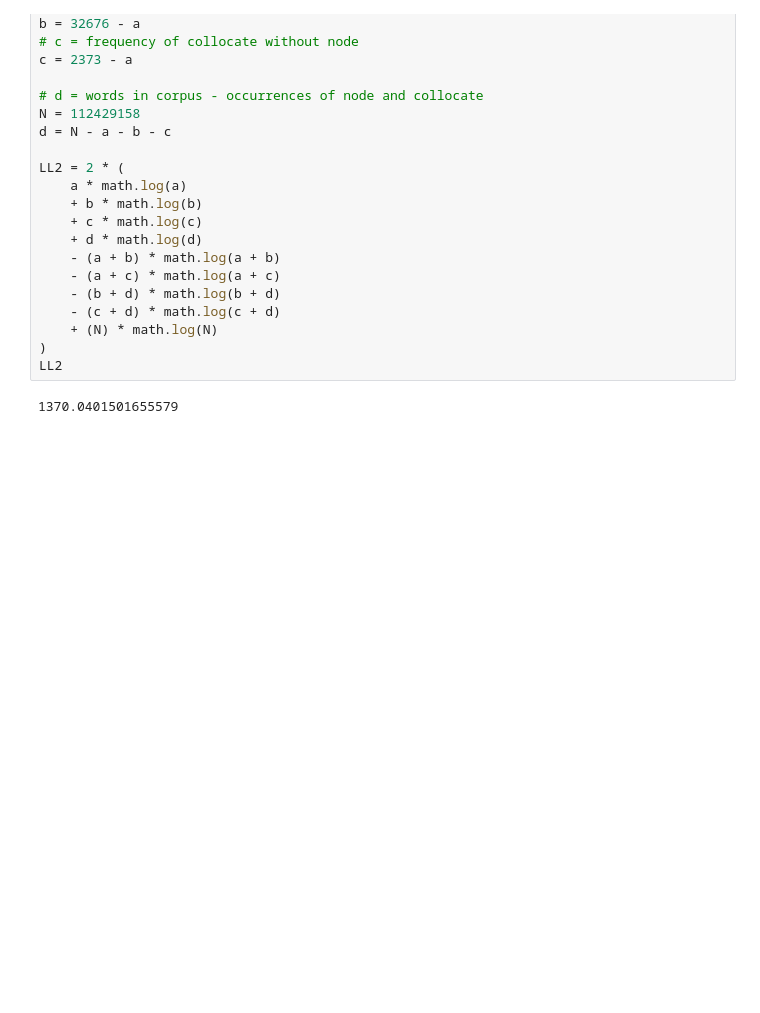
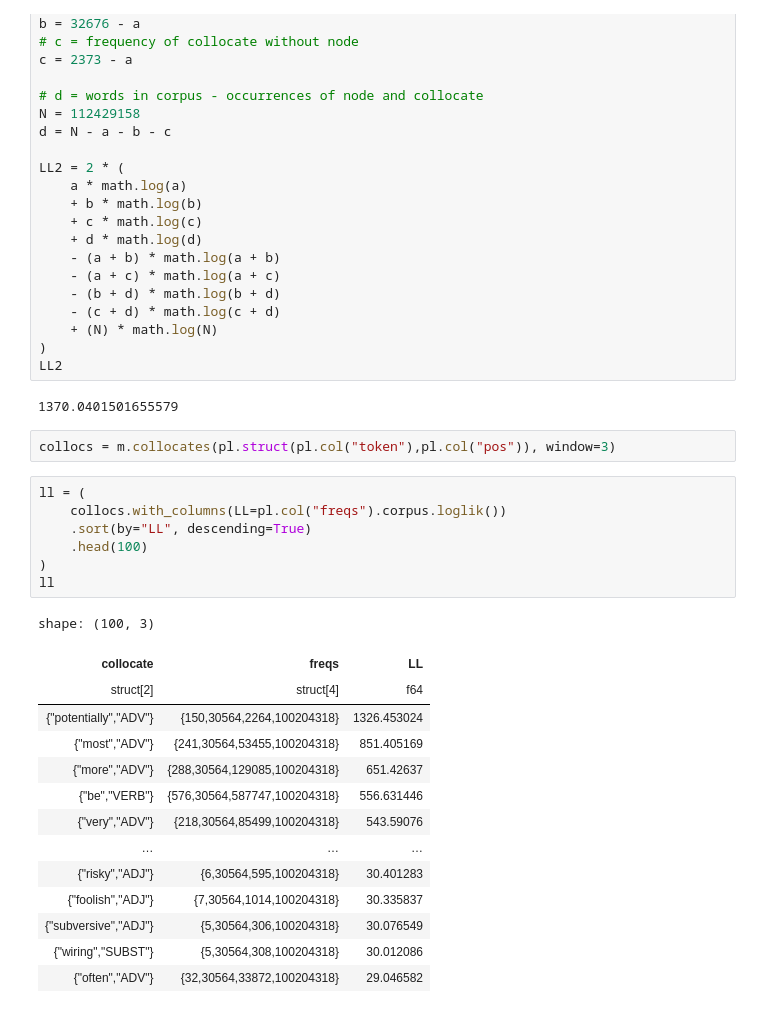
Before and after one commit to rmalouf/polars_corpus, a Jupyter notebook: examples/collocation.ipynb, the cells around one changed output. Drawn from its saved outputs; the diff is of its cells as text; blank space fills up the shorter version.

```diff
--- a/examples/collocation.ipynb
+++ b/examples/collocation.ipynb
@@ -78,3 +112,27 @@ LL2 = 2 * (
 LL2
 # %% [output]
 1370.0401501655579
+# %%
+collocs = m.collocates(pl.struct(pl.col("token"),pl.col("pos")), window=3)
+# %%
+ll = (
+    collocs.with_columns(LL=pl.col("freqs").corpus.loglik())
+    .sort(by="LL", descending=True)
+    .head(100)
+)
+ll
+# %% [output]
+shape: (100, 3)
+| collocate | freqs | LL |
+| struct[2] | struct[4] | f64 |
+| {"potentially","ADV"} | {150,30564,2264,100204318} | 1326.453024 |
+| {"most","ADV"} | {241,30564,53455,100204318} | 851.405169 |
+| {"more","ADV"} | {288,30564,129085,100204318} | 651.42637 |
+| {"be","VERB"} | {576,30564,587747,100204318} | 556.631446 |
+| {"very","ADV"} | {218,30564,85499,100204318} | 543.59076 |
+| … | … | … |
+| {"risky","ADJ"} | {6,30564,595,100204318} | 30.401283 |
+| {"foolish","ADJ"} | {7,30564,1014,100204318} | 30.335837 |
+| {"subversive","ADJ"} | {5,30564,306,100204318} | 30.076549 |
+| {"wiring","SUBST"} | {5,30564,308,100204318} | 30.012086 |
+| {"often","ADV"} | {32,30564,33872,100204318} | 29.046582 |
```
Also changed, not shown: parts of 11 cells of this notebook.
